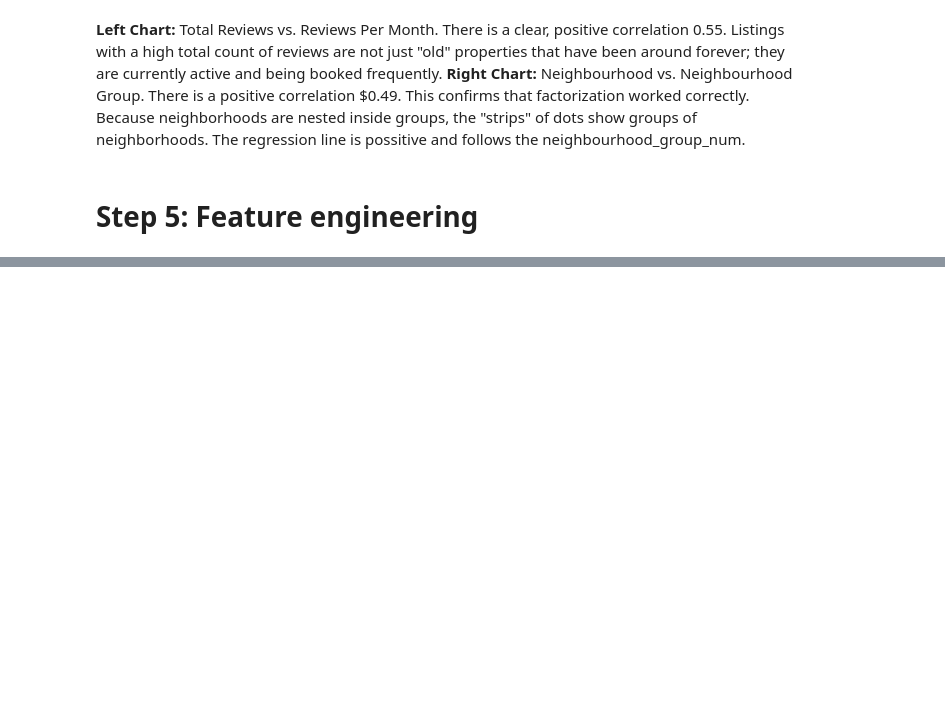
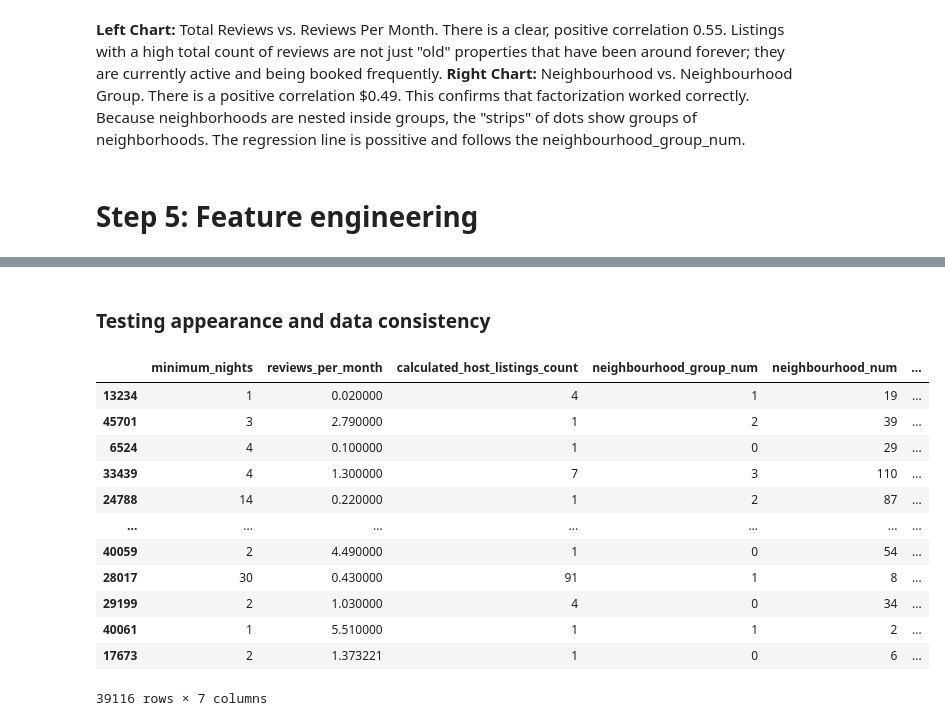
Before and after one commit to 4GeeksAcademy/kiko-bar_Data-Preprocessing-EDA_v2, a Jupyter notebook: src/explore.ipynb, the cells around one changed output, grey strips where cells are left out. Saved outputs shown, nothing was run; the diff lists cells and outputs as text; code cells hidden in the pictures; blank space fills up the shorter version.

```diff
--- a/src/explore.ipynb
+++ b/src/explore.ipynb
@@ -450,0 +590,15 @@ TypeError: cannot unpack non-iterable Axes object
+# %%
+from sklearn.model_selection import train_test_split
+
+# df_WITH_outliers
+# df_WITHOUT_outliers
+
+predictors = ["minimum_nights", "reviews_per_month", "calculated_host_listings_count", "neighbourhood_group_num", "neighbourhood_num", "room_type_num", "activity_index"]
+target = "price"
+
+X_WITH_outliers = df_WITH_outliers.drop(target, axis = 1)[predictors]
+X_WITHOUT_outliers = df_WITHOUT_outliers.drop(target, axis = 1)[predictors]
+y = df_WITH_outliers[target]
+
+X_train_WITH_outliers, X_test_WITH_outliers, y_train, y_test = train_test_split(X_WITH_outliers, y, test_size = 0.2, random_state = 10)
+X_train_WITHOUT_outliers, X_test_WITHOUT_outliers = train_test_split(X_WITHOUT_outliers, test_size = 0.2, random_state = 10)
@@ -450,0 +672,18 @@ TypeError: cannot unpack non-iterable Axes object
+# %% [markdown]
+### Testing appearance and data consistency
+# %%
+X_train_WITH_outliers
+# %% [output]
+|  | minimum_nights | reviews_per_month | calculated_host_listings_count | neighbourhood_group_num | neighbourhood_num | ... |
+| 13234 | 1 | 0.020000 | 4 | 1 | 19 | ... |
+| 45701 | 3 | 2.790000 | 1 | 2 | 39 | ... |
+| 6524 | 4 | 0.100000 | 1 | 0 | 29 | ... |
+| 33439 | 4 | 1.300000 | 7 | 3 | 110 | ... |
+| 24788 | 14 | 0.220000 | 1 | 2 | 87 | ... |
+| ... | ... | ... | ... | ... | ... | ... |
+| 40059 | 2 | 4.490000 | 1 | 0 | 54 | ... |
+| 28017 | 30 | 0.430000 | 91 | 1 | 8 | ... |
+| 29199 | 2 | 1.030000 | 4 | 0 | 34 | ... |
+| 40061 | 1 | 5.510000 | 1 | 1 | 2 | ... |
+| 17673 | 2 | 1.373221 | 1 | 0 | 6 | ... |
+39116 rows × 7 columns
```
Also changed, not shown: parts of 24 cells of this notebook, 23 other files.
